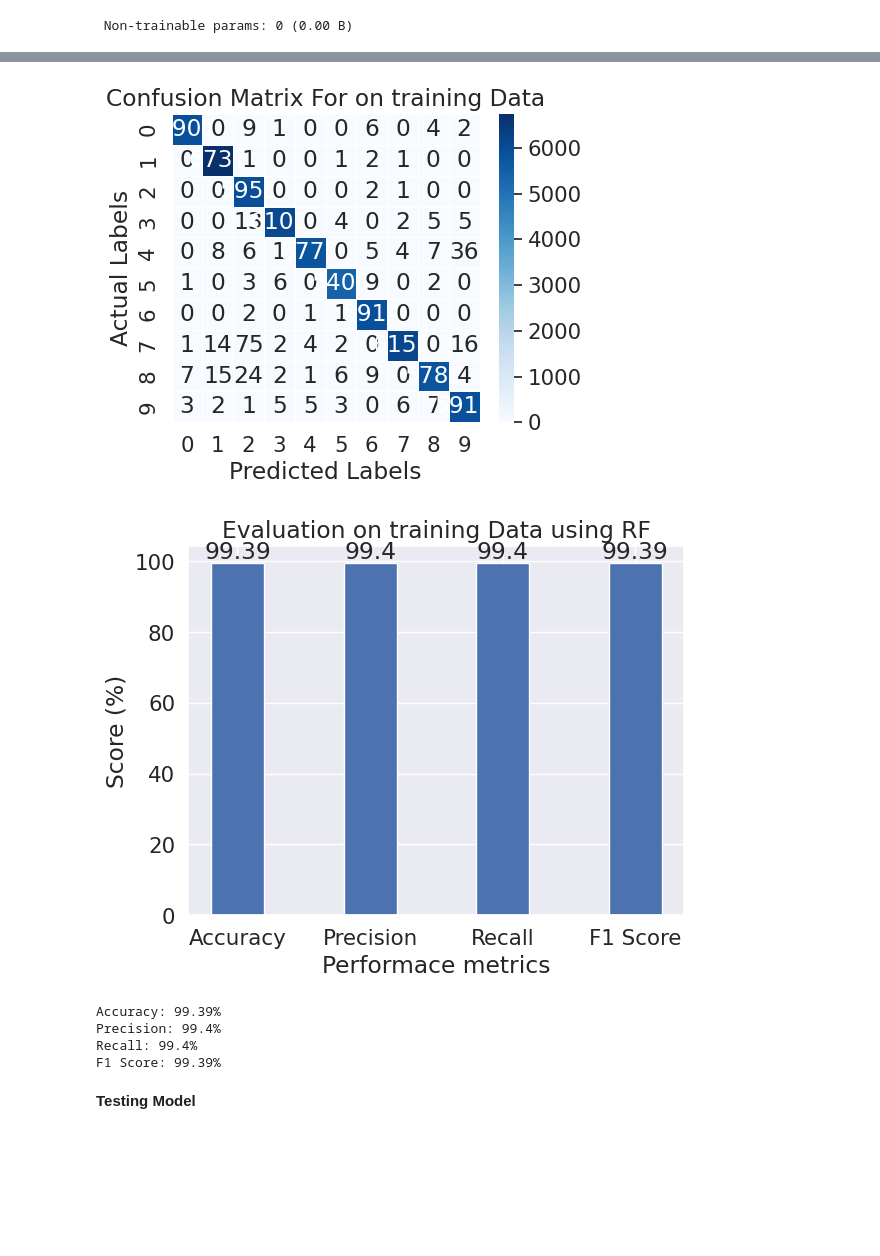
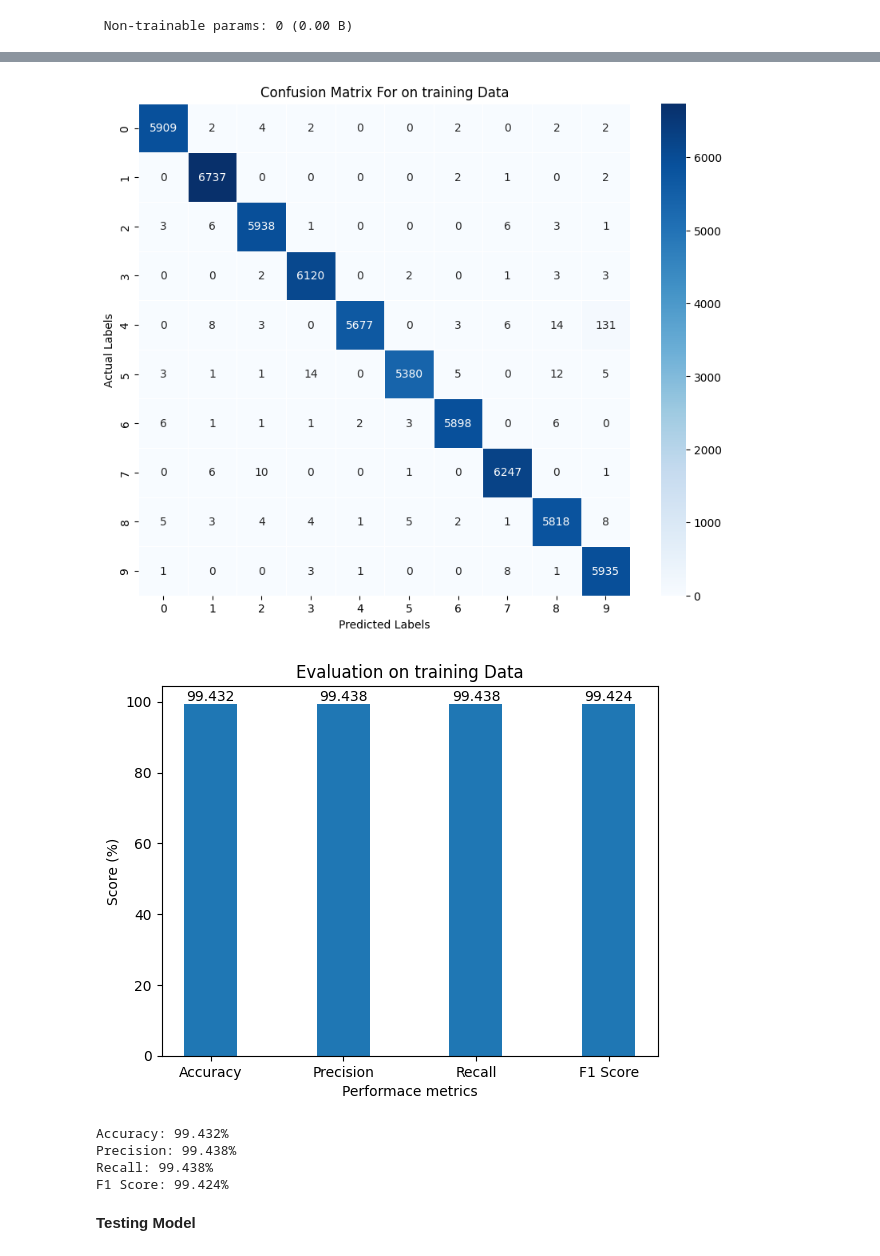
Before and after one commit to Dharmendrathapa3/Handwritten-Digit-Recognition, a Jupyter notebook: Handwritten_Digit_Recognition.ipynb, the cells around one changed output, grey strips where cells are left out. Drawn from its saved outputs; the diff is of its cells as text; code cells hidden in the pictures; blank space fills up the shorter version.

```diff
--- a/Handwritten_Digit_Recognition.ipynb
+++ b/Handwritten_Digit_Recognition.ipynb
@@ -126,14 +126,14 @@ for i in range(0,len(prediction)):
   train_pred.append(t)
 
 
-acc=round(accuracy_score(y_train,train_pred),4)*100
-pre=round(precision_score(y_train,train_pred, average='macro'),4)*100
-rec=round(precision_score(y_train,train_pred,average='macro'),4)*100
-f1=round(f1_score(y_train,train_pred,average='macro'),4)*100
+acc=round(accuracy_score(y_train,train_pred),5)*100
+pre=round(precision_score(y_train,train_pred, average='macro'),5)*100
+rec=round(precision_score(y_train,train_pred,average='macro'),5)*100
+f1=round(f1_score(y_train,train_pred,average='macro'),5)*100
 
 cm = confusion_matrix(y_train, train_pred)
 
-plt.figure(figsize=(5, 4))
+plt.figure(figsize=(10, 8))
 sns.heatmap(cm, annot=True, fmt='d', cmap='Blues', linewidths=0.5, square=True)
 
 plt.xlabel('Predicted Labels')
@@ -142,39 +142,39 @@ plt.title('Confusion Matrix For on training Data')
 
 plt.show()
 
 print()
 print()
 print()
 
 
 ################ Bar Graph ################
 X = ['Accuracy','Precision','Recall','F1 Score']
 evl_mpl = [acc, pre, rec,f1]
 X_axis = np.arange(len(X))
 bars=plt.bar(X_axis, evl_mpl, 0.4)
 
 for bar in bars:
     height = bar.get_height()
     plt.text(bar.get_x() + bar.get_width() / 2, height,  # position: center top edge
      str(height), ha='center', va='bottom')
 plt.xticks(X_axis, X)
 plt.title("Evaluation on training Data")
 plt.xlabel("Performace metrics")
 plt.ylabel("Score (%)")
 plt.show()
 ##################################
 
 print(f'Accuracy: {acc}%')
 print(f'Precision: {pre}%')
 print(f'Recall: {rec}%')
 print(f'F1 Score: {f1}%')
 # %% [output]
-[figure, old version]
+[figure, new version]
-[figure, old version]
+[figure, new version]
-Accuracy: 99.39%
-Precision: 99.4%
-Recall: 99.4%
-F1 Score: 99.39%
+Accuracy: 99.432%
+Precision: 99.438%
+Recall: 99.438%
+F1 Score: 99.424%
 # %% [markdown]
 **Testing Model**
 # %%
```
Also changed, not shown: parts of 4 cells of this notebook, 1 other file.
